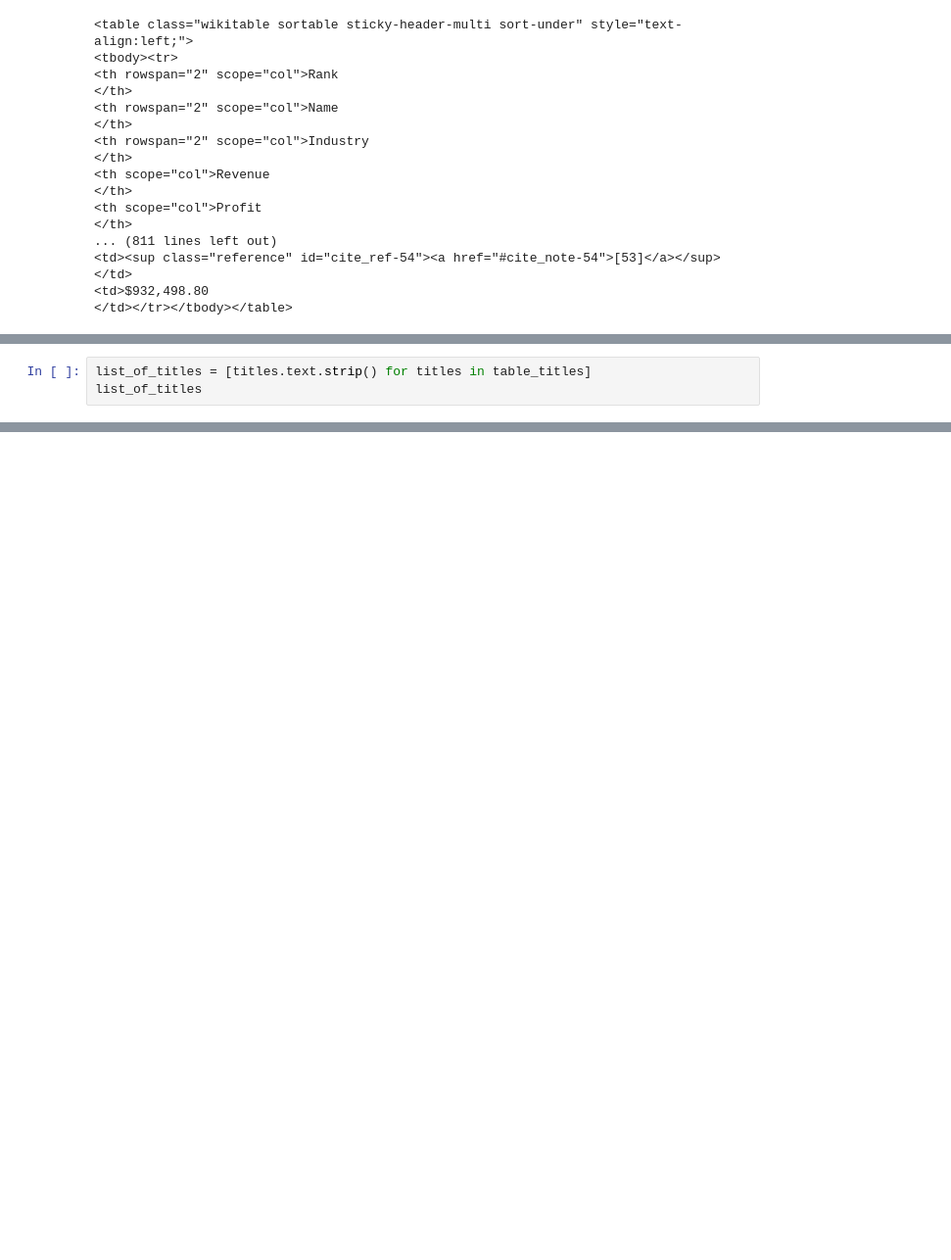
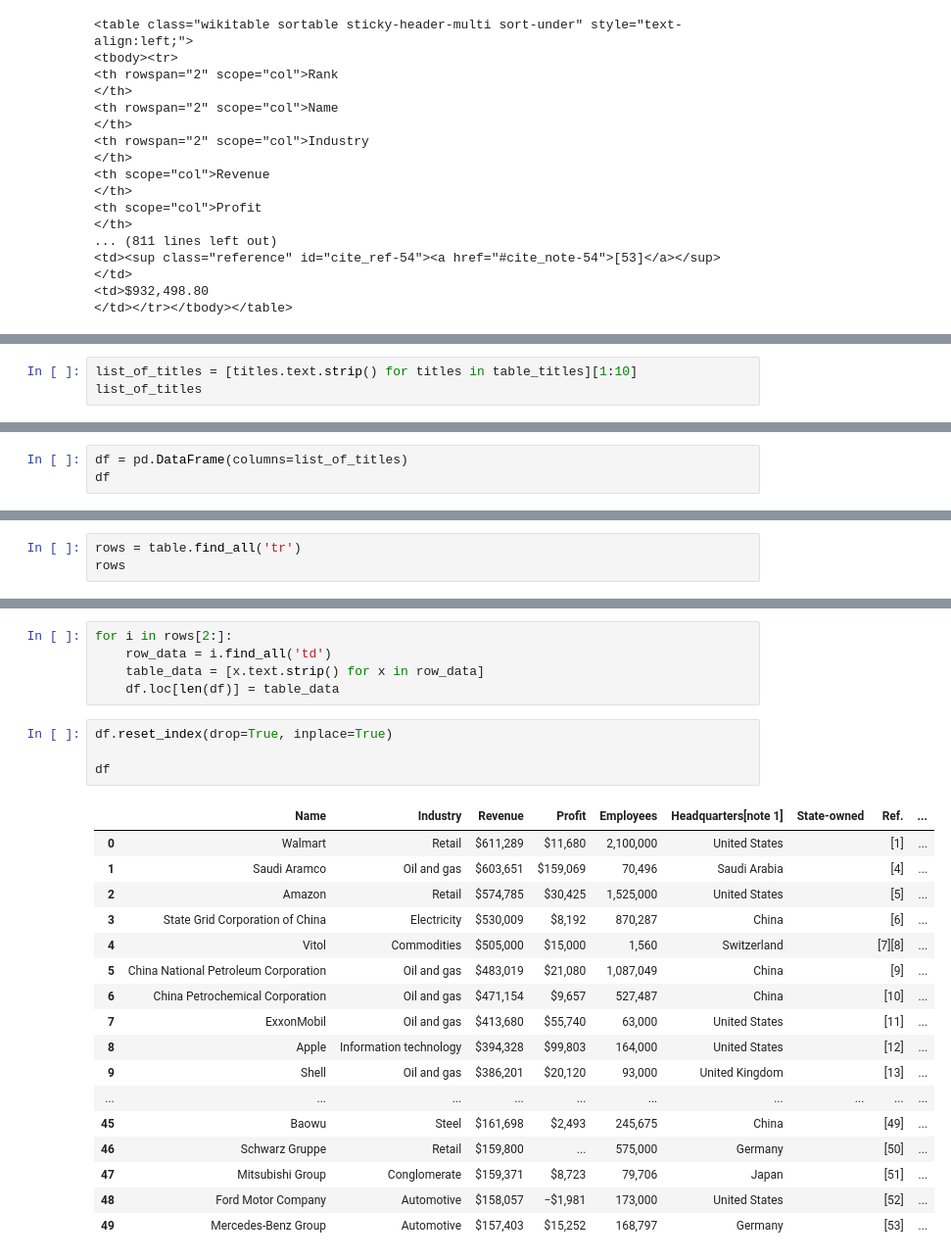
Before and after one commit to diyapratheep/web-scraping, a Jupyter notebook: beautiful.ipynb, the cells around one changed output, grey strips where cells are left out. Shown: that part at 98% size. Saved outputs shown, nothing was run; the diff lists cells and outputs as text; blank space fills up the shorter version.

Commit message:
extracted the data and copied to dataframe

```diff
--- a/beautiful.ipynb
+++ b/beautiful.ipynb
@@ -90,4 +90,4 @@ table_titles
 # %%
-list_of_titles = [titles.text.strip() for titles in table_titles]
+list_of_titles = [titles.text.strip() for titles in table_titles][1:10]
 list_of_titles
 # %% [output]
@@ -104,0 +105,3 @@ list_of_titles
+# %%
+df = pd.DataFrame(columns=list_of_titles)
+df
@@ -104,0 +110,3 @@ list_of_titles
+# %%
+rows = table.find_all('tr')
+rows
@@ -104,0 +131,27 @@ list_of_titles
+# %%
+for i in rows[2:]:
+    row_data = i.find_all('td')
+    table_data = [x.text.strip() for x in row_data]
+    df.loc[len(df)] = table_data
+# %%
+df.reset_index(drop=True, inplace=True)
+
+df
+# %% [output]
+|  | Name | Industry | Revenue | Profit | Employees | Headquarters[note 1] | State-owned | Ref. | ... |
+| 0 | Walmart | Retail | $611,289 | $11,680 | 2,100,000 | United States |  | [1] | ... |
+| 1 | Saudi Aramco | Oil and gas | $603,651 | $159,069 | 70,496 | Saudi Arabia |  | [4] | ... |
+| 2 | Amazon | Retail | $574,785 | $30,425 | 1,525,000 | United States |  | [5] | ... |
+| 3 | State Grid Corporation of China | Electricity | $530,009 | $8,192 | 870,287 | China |  | [6] | ... |
+| 4 | Vitol | Commodities | $505,000 | $15,000 | 1,560 | Switzerland |  | [7][8] | ... |
+| 5 | China National Petroleum Corporation | Oil and gas | $483,019 | $21,080 | 1,087,049 | China |  | [9] | ... |
+| 6 | China Petrochemical Corporation | Oil and gas | $471,154 | $9,657 | 527,487 | China |  | [10] | ... |
+| 7 | ExxonMobil | Oil and gas | $413,680 | $55,740 | 63,000 | United States |  | [11] | ... |
+| 8 | Apple | Information technology | $394,328 | $99,803 | 164,000 | United States |  | [12] | ... |
+| 9 | Shell | Oil and gas | $386,201 | $20,120 | 93,000 | United Kingdom |  | [13] | ... |
+| ... | ... | ... | ... | ... | ... | ... | ... | ... | ... |
+| 45 | Baowu | Steel | $161,698 | $2,493 | 245,675 | China |  | [49] | ... |
+| 46 | Schwarz Gruppe | Retail | $159,800 | ... | 575,000 | Germany |  | [50] | ... |
+| 47 | Mitsubishi Group | Conglomerate | $159,371 | $8,723 | 79,706 | Japan |  | [51] | ... |
+| 48 | Ford Motor Company | Automotive | $158,057 | −$1,981 | 173,000 | United States |  | [52] | ... |
+| 49 | Mercedes-Benz Group | Automotive | $157,403 | $15,252 | 168,797 | Germany |  | [53] | ... |
```
Also changed, not shown: parts of 7 cells of this notebook.
